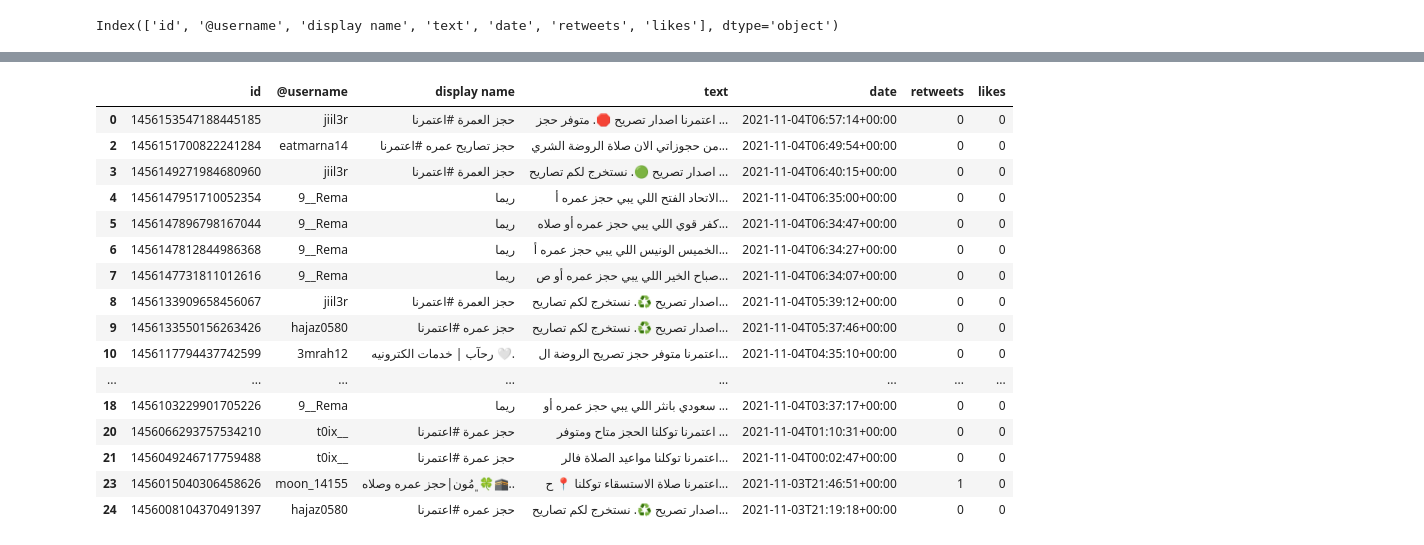
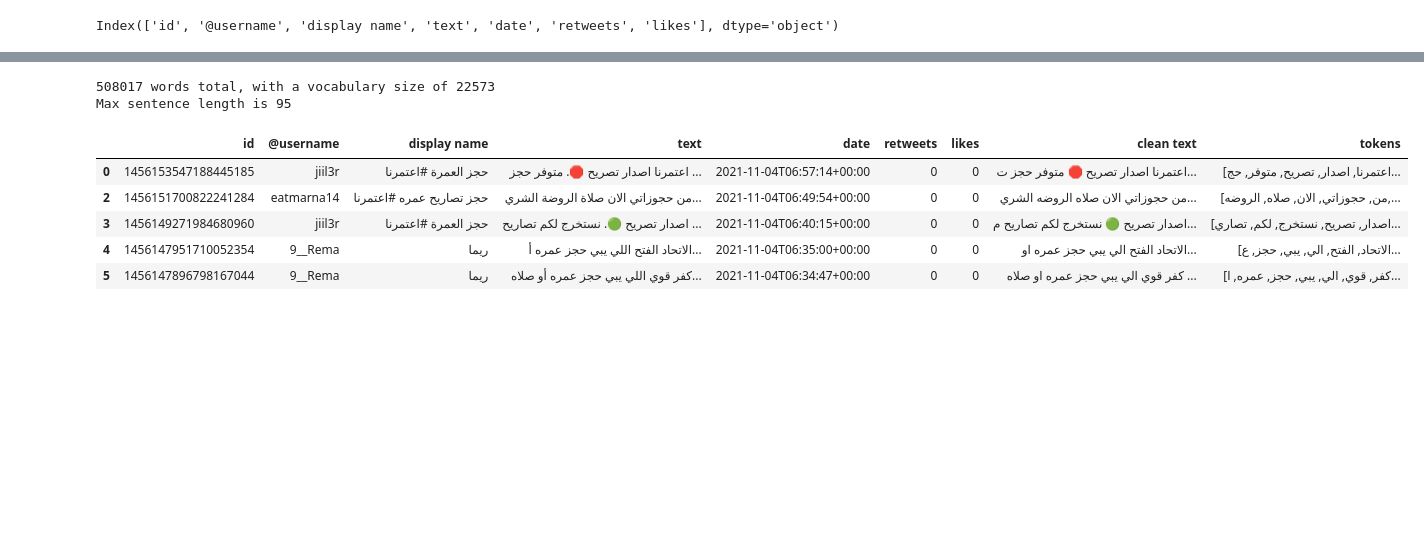
Before and after one commit to GHADAJUFAIR1/Bootcamps, a Jupyter notebook: code.ipynb, the cells around one changed output, grey strips where cells are left out. Saved outputs shown, nothing was run; the diff lists cells and outputs as text; code cells hidden in the pictures; blank space fills up the shorter version.

```diff
--- a/code.ipynb
+++ b/code.ipynb
@@ -14,5 +23,5 @@ from collections import Counter
 # %%
-Data = pd.read_excel ('EatmarnaDataset.xlsx')
+Data = pd.read_excel ('gdrive/My Drive/EatmarnaDataset.xlsx')
 # %%
 Data.shape
 # %% [output]
@@ -83,0 +136,31 @@ Data["text"] = Data['text'].apply(lambda x: processPost(x))
+# %%
+#start processing the tweet
+def processPost(tweet):
+
+    #Replace @username with empty string
+    tweet = re.sub('@[^\s]+', ' ', tweet)
+
+    #Convert www.* or https?://* to " "
+    tweet = re.sub('((www\.[^\s]+)|(https://[^\s]+))',' ',tweet)
+
+    #Replace #word with word
+    tweet = re.sub(r'#([^\s]+)', r'\1', tweet)
+
+    # remove punctuations
+    tweet= remove_punctuations(tweet)
+
+    # normalize the tweet
+    tweet= normalize_arabic(tweet)
+
+    # remove repeated letters
+    tweet=remove_repeating_char(tweet)
+
+    #Remove new lines with white space
+    tweet = tweet.replace('\n',' ')
+    tweet = tweet.replace('\t',' ')
+
+    return tweet
+# %%
+# apply the method in all the text and create another cloumn with the processed text
+Data["clean text"] = Data['text'].apply(lambda x: processPost(x))
+Data.head(5)
@@ -84,20 +189,22 @@ Data["text"] = Data['text'].apply(lambda x: processPost(x))
+# %%
+# Tokenizing the column 'text'
+Data.dropna(subset = ["clean text"], inplace=True)
+tokenizer = RegexpTokenizer(r'\w+')
+Data["tokens"] = Data["clean text"].apply(tokenizer.tokenize)
+all_words = [word for tokens in Data["tokens"] for word in tokens]
+sentence_lengths = [len(tokens) for tokens in Data ["tokens"]]
+VOCAB = sorted(list(set(all_words)))
+print("%s words total, with a vocabulary size of %s" % (len(all_words), len(VOCAB)))
+print("Max sentence length is %s" % max(sentence_lengths))
+# %% [output]
+508017 words total, with a vocabulary size of 22573
+Max sentence length is 95
 # %%
-Data.head(20)
+Data.head(5)
 # %% [output]
-|  | id | @username | display name | text | date | retweets | likes |
-| 0 | 1456153547188445185 | jiil3r | حجز العمرة #اعتمرنا | اعتمرنا اصدار تصريح 🛑. متوفر حجز ... | 2021-11-04T06:57:14+00:00 | 0 | 0 |
-| 2 | 1456151700822241284 | eatmarna14 | حجز تصاريح عمره #اعتمرنا | من حجوزاتي الان صلاة الروضة الشري... | 2021-11-04T06:49:54+00:00 | 0 | 0 |
-| 3 | 1456149271984680960 | jiil3r | حجز العمرة #اعتمرنا | اصدار تصريح 🟢. نستخرج لكم تصاريح ... | 2021-11-04T06:40:15+00:00 | 0 | 0 |
-| 4 | 1456147951710052354 | 9__Rema | ريما | الاتحاد الفتح اللي يبي حجز عمره أ... | 2021-11-04T06:35:00+00:00 | 0 | 0 |
-| 5 | 1456147896798167044 | 9__Rema | ريما | كفر قوي اللي يبي حجز عمره أو صلاه... | 2021-11-04T06:34:47+00:00 | 0 | 0 |
-| 6 | 1456147812844986368 | 9__Rema | ريما | الخميس الونيس اللي يبي حجز عمره أ... | 2021-11-04T06:34:27+00:00 | 0 | 0 |
-| 7 | 1456147731811012616 | 9__Rema | ريما | صباح الخير اللي يبي حجز عمره أو ص... | 2021-11-04T06:34:07+00:00 | 0 | 0 |
-| 8 | 1456133909658456067 | jiil3r | حجز العمرة #اعتمرنا | اصدار تصريح ♻️. نستخرج لكم تصاريح... | 2021-11-04T05:39:12+00:00 | 0 | 0 |
-| 9 | 1456133550156263426 | hajaz0580 | حجز عمره #اعتمرنا | اصدار تصريح ♻️. نستخرج لكم تصاريح... | 2021-11-04T05:37:46+00:00 | 0 | 0 |
-| 10 | 1456117794437742599 | 3mrah12 | رحآب | خدمات الكترونيه 🤍. | اعتمرنا متوفر حجز تصريح الروضة ال... | 2021-11-04T04:35:10+00:00 | 0 | 0 |
-| ... | ... | ... | ... | ... | ... | ... | ... |
-| 18 | 1456103229901705226 | 9__Rema | ريما | سعودي بانثر اللي يبي حجز عمره أو ... | 2021-11-04T03:37:17+00:00 | 0 | 0 |
-| 20 | 1456066293757534210 | t0ix__ | حجز عمرة #اعتمرنا | اعتمرنا توكلنا الحجز متاح ومتوفر ... | 2021-11-04T01:10:31+00:00 | 0 | 0 |
-| 21 | 1456049246717759488 | t0ix__ | حجز عمرة #اعتمرنا | اعتمرنا توكلنا مواعيد الصلاة فالر... | 2021-11-04T00:02:47+00:00 | 0 | 0 |
-| 23 | 1456015040306458626 | moon_14155 | ﮼مُون|حجز عمره وصلاه🍀🕋.. | اعتمرنا صلاة الاستسقاء توكلنا 📍 ح... | 2021-11-03T21:46:51+00:00 | 1 | 0 |
-| 24 | 1456008104370491397 | hajaz0580 | حجز عمره #اعتمرنا | اصدار تصريح ♻️. نستخرج لكم تصاريح... | 2021-11-03T21:19:18+00:00 | 0 | 0 |
+|  | id | @username | display name | text | date | retweets | likes | clean text | tokens |
+| 0 | 1456153547188445185 | jiil3r | حجز العمرة #اعتمرنا | اعتمرنا اصدار تصريح 🛑. متوفر حجز ... | 2021-11-04T06:57:14+00:00 | 0 | 0 | اعتمرنا اصدار تصريح 🛑 متوفر حجز ت... | [اعتمرنا, اصدار, تصريح, متوفر, حج... |
+| 2 | 1456151700822241284 | eatmarna14 | حجز تصاريح عمره #اعتمرنا | من حجوزاتي الان صلاة الروضة الشري... | 2021-11-04T06:49:54+00:00 | 0 | 0 | من حجوزاتي الان صلاه الروضه الشري... | [من, حجوزاتي, الان, صلاه, الروضه,... |
+| 3 | 1456149271984680960 | jiil3r | حجز العمرة #اعتمرنا | اصدار تصريح 🟢. نستخرج لكم تصاريح ... | 2021-11-04T06:40:15+00:00 | 0 | 0 | اصدار تصريح 🟢 نستخرج لكم تصاريح م... | [اصدار, تصريح, نستخرج, لكم, تصاري... |
+| 4 | 1456147951710052354 | 9__Rema | ريما | الاتحاد الفتح اللي يبي حجز عمره أ... | 2021-11-04T06:35:00+00:00 | 0 | 0 | الاتحاد الفتح الي يبي حجز عمره او... | [الاتحاد, الفتح, الي, يبي, حجز, ع... |
+| 5 | 1456147896798167044 | 9__Rema | ريما | كفر قوي اللي يبي حجز عمره أو صلاه... | 2021-11-04T06:34:47+00:00 | 0 | 0 | كفر قوي الي يبي حجز عمره او صلاه ... | [كفر, قوي, الي, يبي, حجز, عمره, ا... |
```
Also changed, not shown: parts of 68 cells of this notebook.
